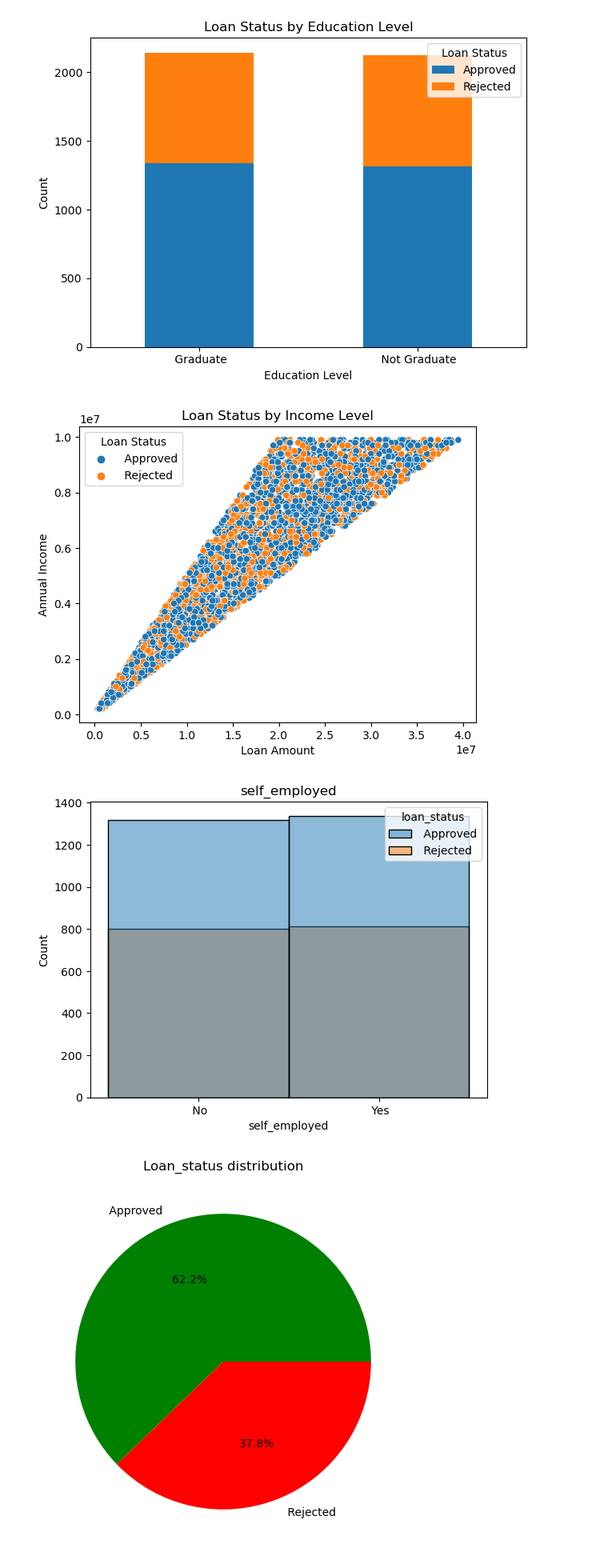
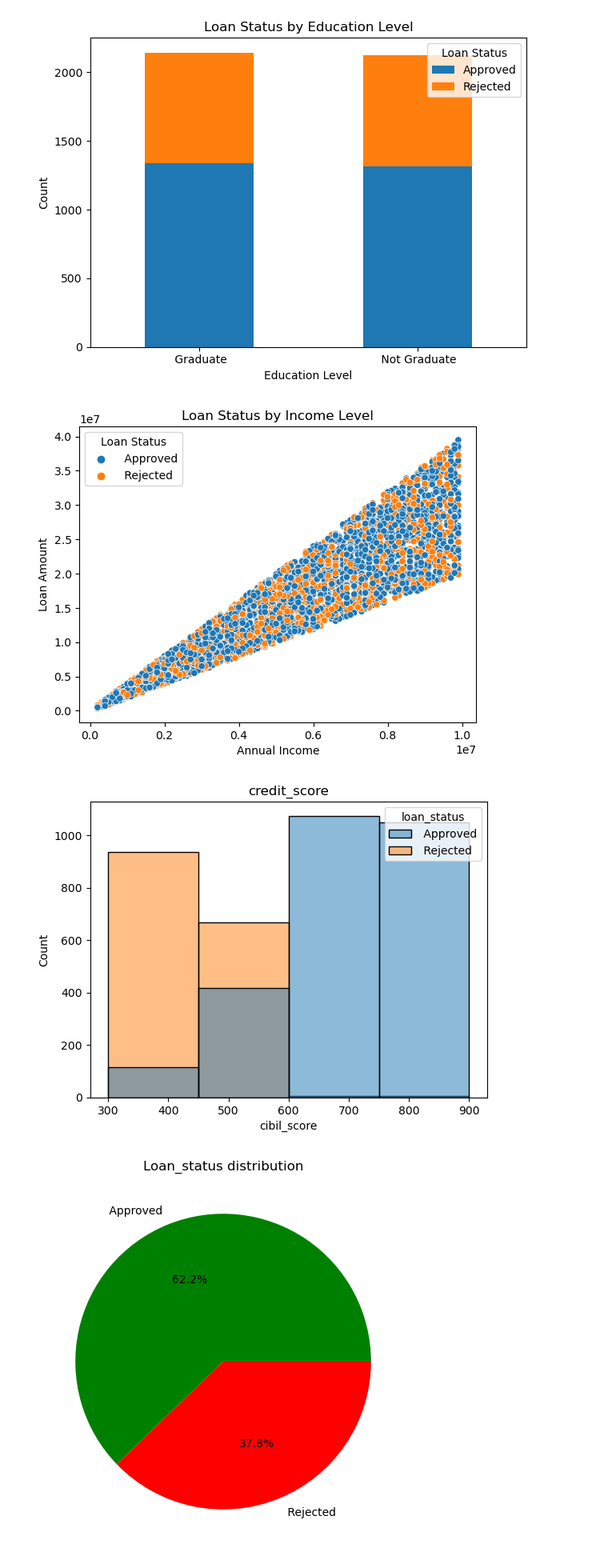
Before and after one commit to andrewdhawthorne/Loan-Approval-Prediction-Model, a Jupyter notebook: Fidels_learning_model_code.ipynb, the cells around one changed output. Shown at 80% size. Saved outputs shown, nothing was run; the diff lists cells and outputs as text; code cells hidden in the pictures.

```diff
--- a/Fidels_learning_model_code.ipynb
+++ b/Fidels_learning_model_code.ipynb
@@ -71,22 +72,22 @@ if 'education' in loan_data and 'loan_status' in loan_data:
 <Figure size 800x600 with 0 Axes>
 [figure]
 # %%
-sns.scatterplot(data=loan_data, x='loan_amount', y='income_annum', hue='loan_status')
+sns.scatterplot(data=loan_data, x='income_annum', y='loan_amount', hue='loan_status')
 
 plt.title('Loan Status by Income Level')
-plt.xlabel('Loan Amount')
-plt.ylabel('Annual Income')
+plt.xlabel('Annual Income')
+plt.ylabel('Loan Amount')
 plt.legend(title='Loan Status')
 plt.show()
 # %% [output]
-[figure, old version]
+[figure, new version]
 # %%
-#reviewing the difference of employment effect on loan_status
-sns.histplot(data=loan_data,x='self_employed',bins=4,hue='loan_status')
-plt.title('self_employed')
+#reviewing the difference of credit score effect on loan_status
+sns.histplot(data=loan_data,x='cibil_score',bins=4,hue='loan_status')
+plt.title('credit_score')
 plt.show()
 # %% [output]
-[figure, old version]
+[figure, new version]
 # %%
 approval_rejection_counts = loan_data['loan_status'].value_counts()
 
```
Also changed, not shown: parts of 16 cells of this notebook.
